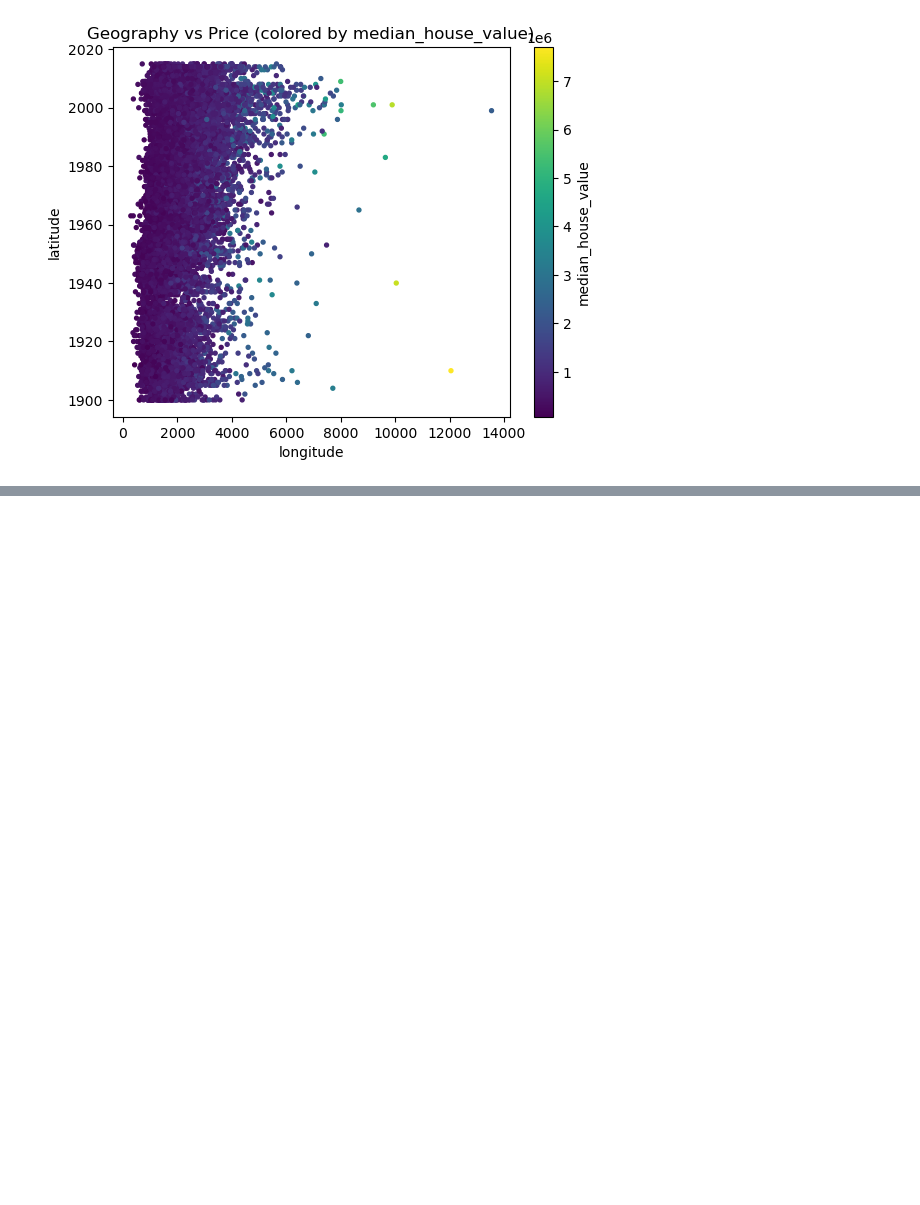
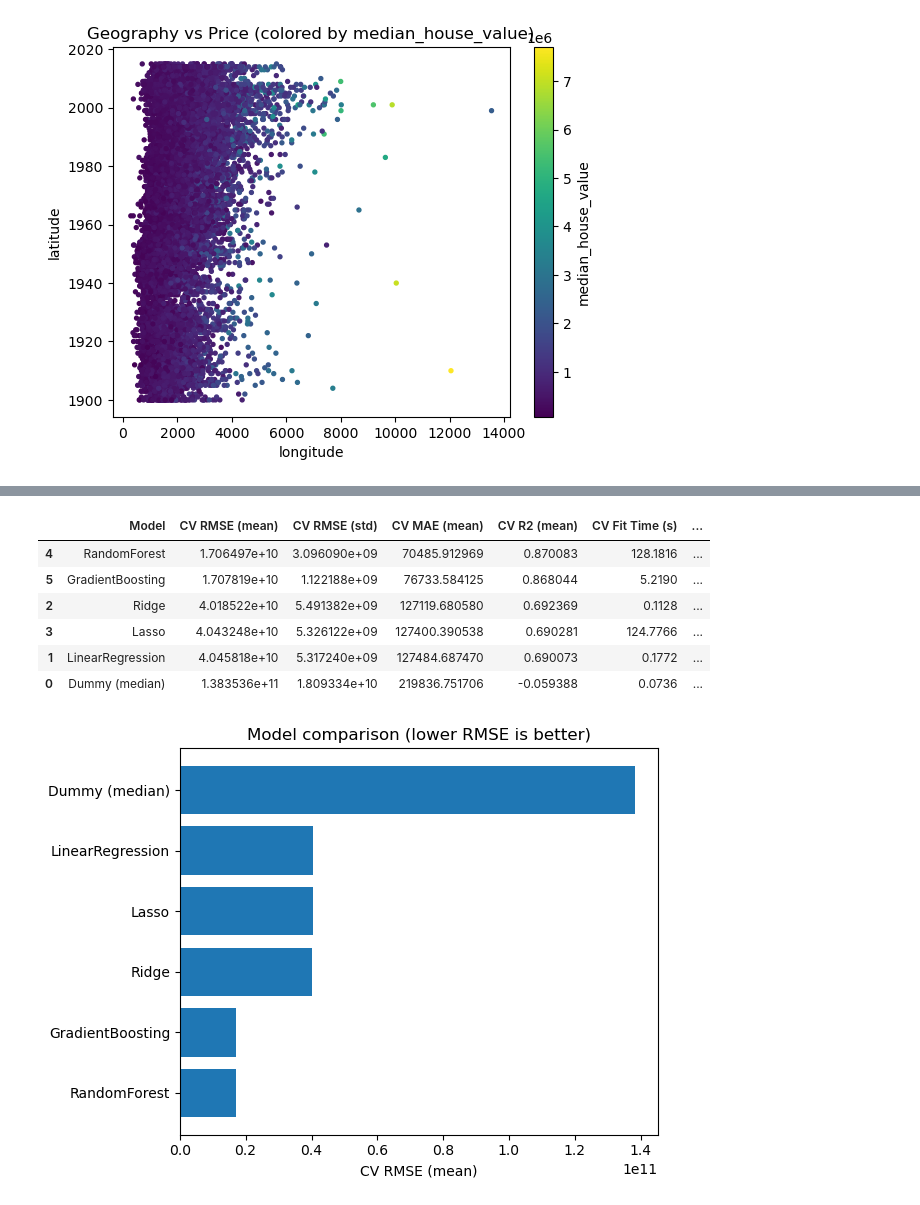
Before and after one commit to pengshm/Capstone-final, a Jupyter notebook: Capstone-final.ipynb, the cells around one changed output, grey strips where cells are left out. Saved outputs shown, nothing was run; the diff lists cells and outputs as text; code cells hidden in the pictures; blank space fills up the shorter version.

```diff
--- a/Capstone-final.ipynb
+++ b/Capstone-final.ipynb
@@ -247,0 +332,61 @@ Next notebook: **Modeling, cross-validation, and grid search**.
+# %%
+# Metrics
+def rmse(y_true, y_pred):
+    return mean_squared_error(y_true, y_pred)
+
+rmse_scorer = make_scorer(rmse, greater_is_better=False)  # negative for CV so higher is better internally
+
+scoring = {
+    "rmse": rmse_scorer,   # negative RMSE
+    "mae": "neg_mean_absolute_error",
+    "r2": "r2"
+}
+# %%
+# Models to compare
+models = {
+    "Dummy (median)": DummyRegressor(strategy="median"),
+    "LinearRegression": LinearRegression(),
+    "Ridge": Ridge(random_state=42),
+    "Lasso": Lasso(random_state=42, max_iter=20000),
+    "RandomForest": RandomForestRegressor(random_state=42, n_jobs=-1),
+    "GradientBoosting": GradientBoostingRegressor(random_state=42)
+}
+
+cv = KFold(n_splits=5, shuffle=True, random_state=42)
+
+
+rows = []
+for name, model in models.items():
+    pipe = Pipeline(steps=[("preprocess", preprocess), ("model", model)])
+    start = time.time()
+    cv_res = cross_validate(pipe, X_train, y_train, cv=cv, scoring=scoring, n_jobs=-1)
+    elapsed = time.time() - start
+
+    rows.append({
+        "Model": name,
+        "CV RMSE (mean)": -cv_res["test_rmse"].mean(),
+        "CV RMSE (std)": cv_res["test_rmse"].std(),
+        "CV MAE (mean)": -cv_res["test_mae"].mean(),
+        "CV R2 (mean)": cv_res["test_r2"].mean(),
+        "CV Fit Time (s)": cv_res["fit_time"].mean(),
+        "Total CV Time (s)": elapsed
+    })
+
+cv_table = pd.DataFrame(rows).sort_values("CV RMSE (mean)")
+display(cv_table)
+
+plt.figure()
+plt.barh(cv_table["Model"], cv_table["CV RMSE (mean)"])
+plt.title("Model comparison (lower RMSE is better)")
+plt.xlabel("CV RMSE (mean)")
+plt.tight_layout()
+plt.show()
+# %% [output]
+|  | Model | CV RMSE (mean) | CV RMSE (std) | CV MAE (mean) | CV R2 (mean) | CV Fit Time (s) | ... |
+| 4 | RandomForest | 1.706497e+10 | 3.096090e+09 | 70485.912969 | 0.870083 | 128.1816 | ... |
+| 5 | GradientBoosting | 1.707819e+10 | 1.122188e+09 | 76733.584125 | 0.868044 | 5.2190 | ... |
+| 2 | Ridge | 4.018522e+10 | 5.491382e+09 | 127119.680580 | 0.692369 | 0.1128 | ... |
+| 3 | Lasso | 4.043248e+10 | 5.326122e+09 | 127400.390538 | 0.690281 | 124.7766 | ... |
+| 1 | LinearRegression | 4.045818e+10 | 5.317240e+09 | 127484.687470 | 0.690073 | 0.1772 | ... |
+| 0 | Dummy (median) | 1.383536e+11 | 1.809334e+10 | 219836.751706 | -0.059388 | 0.0736 | ... |
+[figure, added]
```
Also changed, not shown: parts of 14 cells of this notebook.
